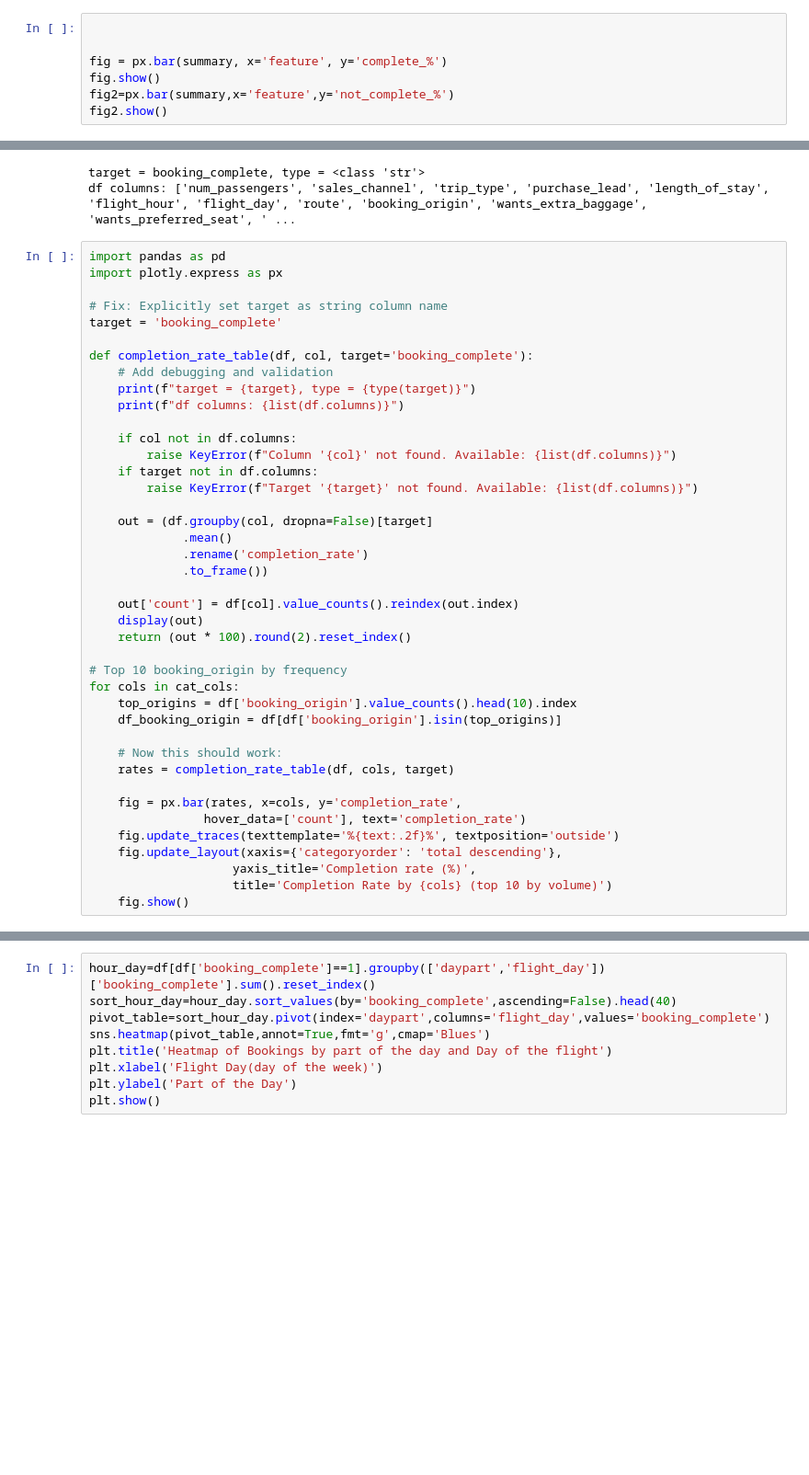
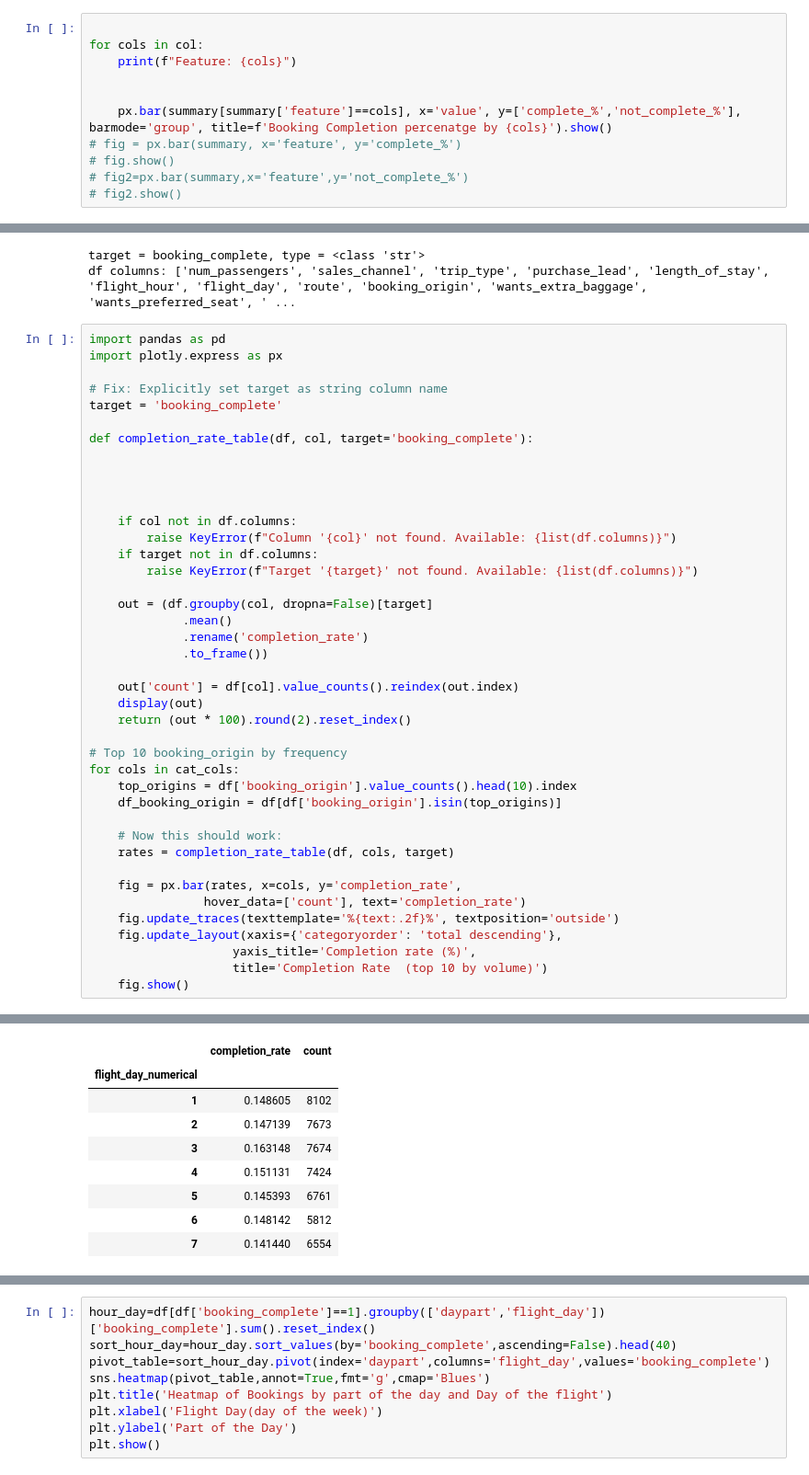
Before and after one commit to nickgeorgemathew/booking_analysis, a Jupyter notebook: notebooks/01_eda.ipynb, the cells around one changed output, grey strips where cells are left out. Shown at 92% size. Saved outputs shown, nothing was run; the diff lists cells and outputs as text; blank space fills up the shorter version.

```diff
--- a/notebooks/01_eda.ipynb
+++ b/notebooks/01_eda.ipynb
@@ -231,7 +274,11 @@ display(summary)
 # %%
 
+for cols in col:
+    print(f"Feature: {cols}")
 
-fig = px.bar(summary, x='feature', y='complete_%')
-fig.show()
-fig2=px.bar(summary,x='feature',y='not_complete_%')
-fig2.show()
+
+    px.bar(summary[summary['feature']==cols], x='value', y=['complete_%','not_complete_%'], barmode='group', title=f'Booking Completion percenatge by {cols}').show()
+# fig = px.bar(summary, x='feature', y='complete_%')
+# fig.show()
+# fig2=px.bar(summary,x='feature',y='not_complete_%')
+# fig2.show()
@@ -394,9 +444,9 @@ import plotly.express as px
 target = 'booking_complete'
 
 def completion_rate_table(df, col, target='booking_complete'):
-    # Add debugging and validation
-    print(f"target = {target}, type = {type(target)}")
-    print(f"df columns: {list(df.columns)}")
+
+
+
 
     if col not in df.columns:
         raise KeyError(f"Column '{col}' not found. Available: {list(df.columns)}")
@@ -425,6 +475,6 @@ for cols in cat_cols:
     fig.update_traces(texttemplate='%{text:.2f}%', textposition='outside')
     fig.update_layout(xaxis={'categoryorder': 'total descending'},
                     yaxis_title='Completion rate (%)',
-                    title='Completion Rate by {cols} (top 10 by volume)')
+                    title='Completion Rate  (top 10 by volume)')
     fig.show()
 # %% [output]
@@ -477,0 +523,9 @@ The default of observed=False is deprecated and will be changed to True in a fut
+|  | completion_rate | count |
+| flight_day_numerical |  |  |
+| 1 | 0.148605 | 8102 |
+| 2 | 0.147139 | 7673 |
+| 3 | 0.163148 | 7674 |
+| 4 | 0.151131 | 7424 |
+| 5 | 0.145393 | 6761 |
+| 6 | 0.148142 | 5812 |
+| 7 | 0.141440 | 6554 |
```
Also changed, not shown: parts of 9 cells of this notebook, 2 other files.
